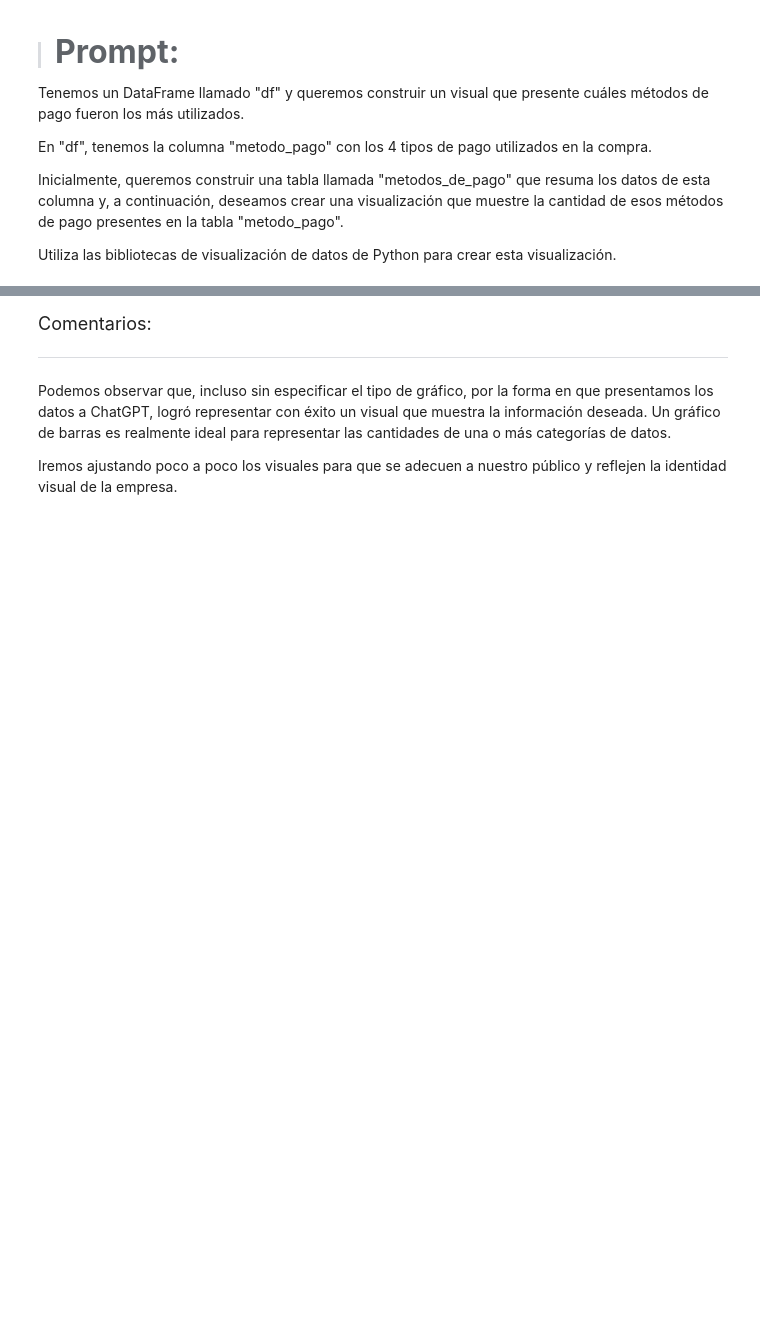
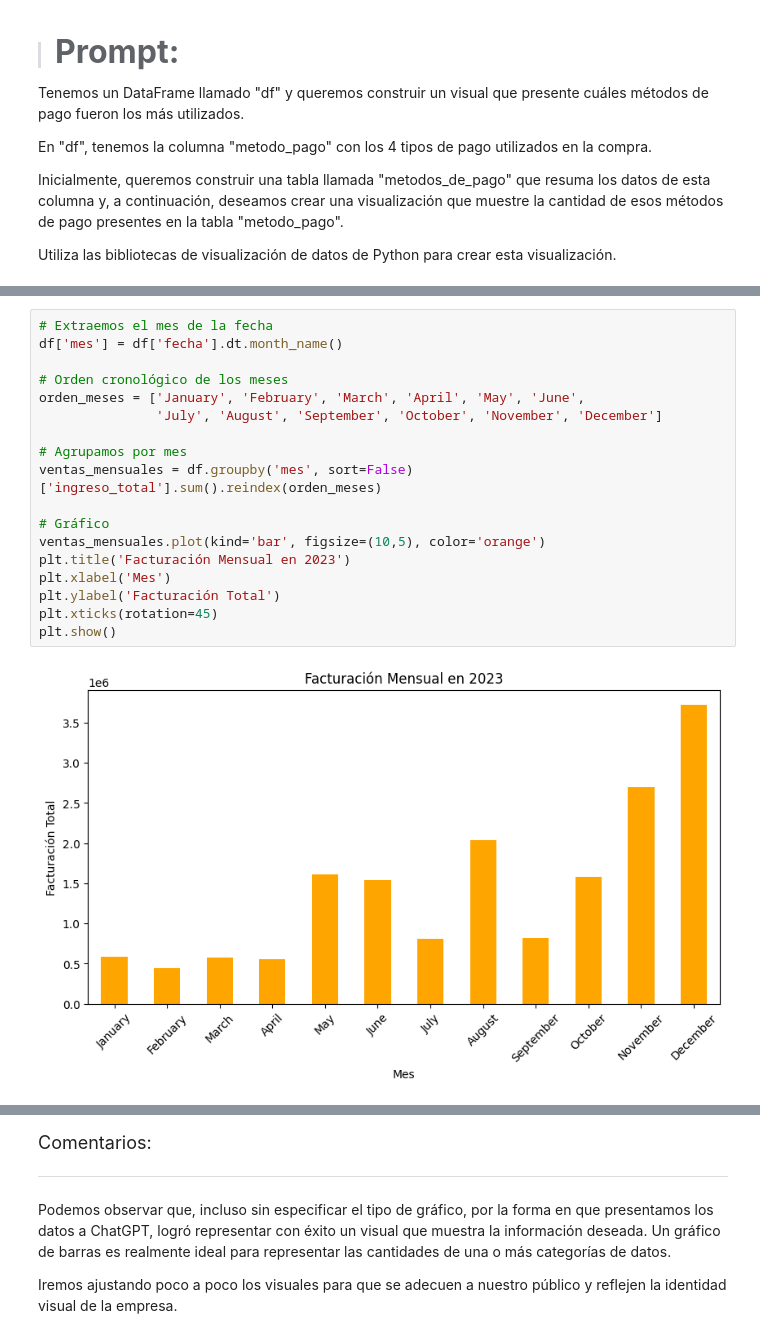
Before and after one commit to AcheBe1/la_IA_en_ciencia_de_datos, a Jupyter notebook: IA_aplicada_a_ciencia_de_datos.ipynb, the cells around one changed output, grey strips where cells are left out. Saved outputs shown, nothing was run; the diff lists cells and outputs as text; blank space fills up the shorter version.

```diff
--- a/IA_aplicada_a_ciencia_de_datos.ipynb
+++ b/IA_aplicada_a_ciencia_de_datos.ipynb
@@ -517,0 +549,20 @@ Utiliza las bibliotecas de visualización de datos de Python para crear esta vis
+# %%
+# Extraemos el mes de la fecha
+df['mes'] = df['fecha'].dt.month_name()
+
+# Orden cronológico de los meses
+orden_meses = ['January', 'February', 'March', 'April', 'May', 'June',
+               'July', 'August', 'September', 'October', 'November', 'December']
+
+# Agrupamos por mes
+ventas_mensuales = df.groupby('mes', sort=False)['ingreso_total'].sum().reindex(orden_meses)
+
+# Gráfico
+ventas_mensuales.plot(kind='bar', figsize=(10,5), color='orange')
+plt.title('Facturación Mensual en 2023')
+plt.xlabel('Mes')
+plt.ylabel('Facturación Total')
+plt.xticks(rotation=45)
+plt.show()
+# %% [output]
+[figure, added]
```
Also changed, not shown: parts of 6 cells of this notebook.
